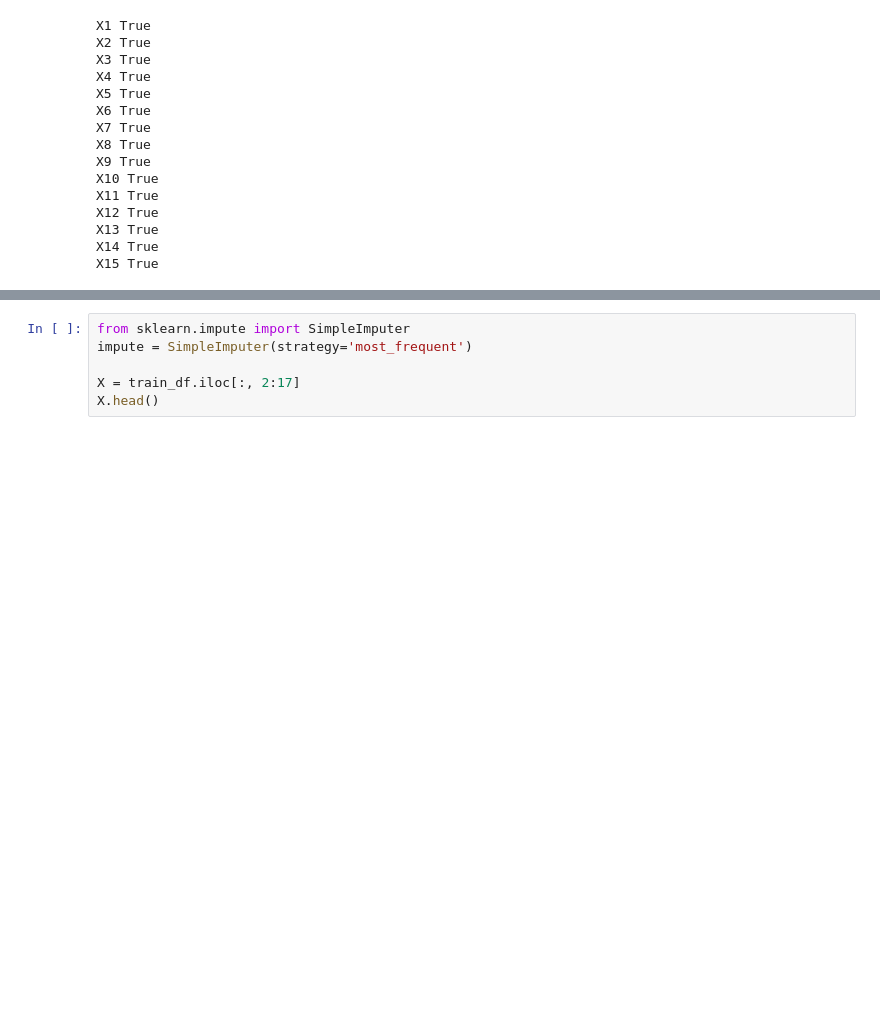
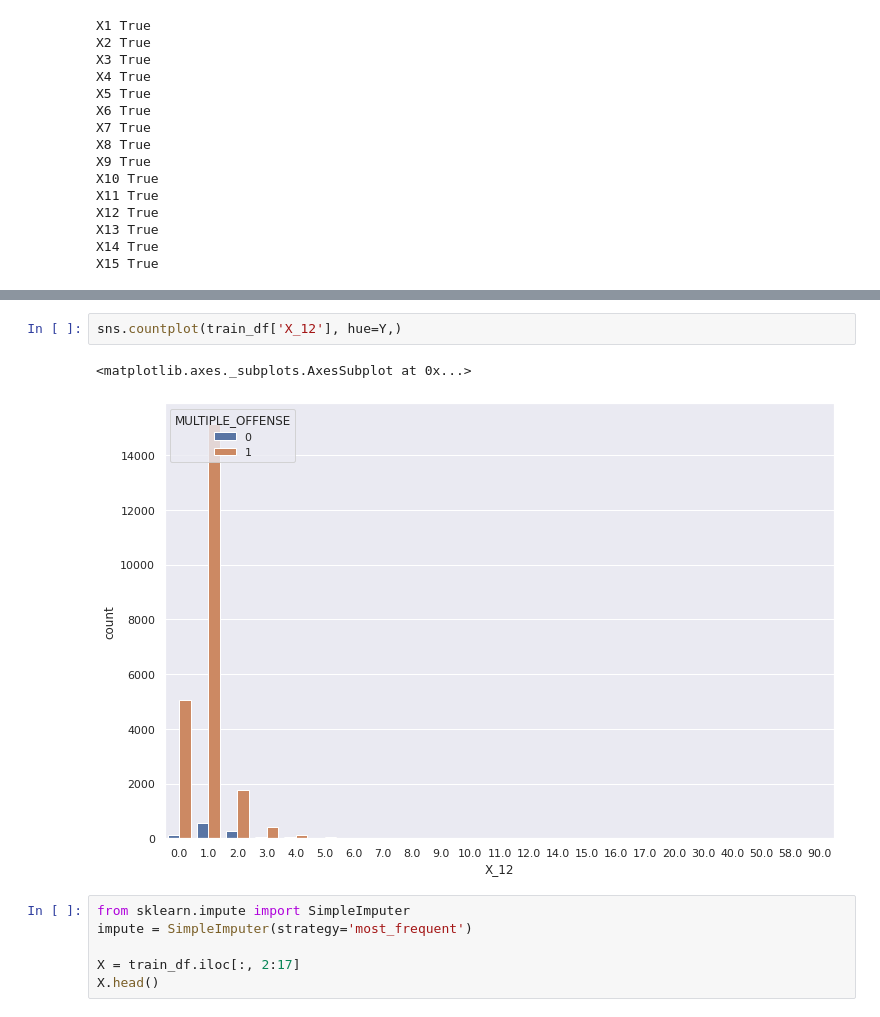
Before and after one commit to shobhitsundriyal/f_challenges, a Jupyter notebook: HE_NDS.ipynb, the cells around one changed output, grey strips where cells are left out. Cells and saved outputs as stored; diff of their text form; blank space fills up the shorter version.

```diff
--- a/HE_NDS.ipynb
+++ b/HE_NDS.ipynb
@@ -74,3 +81,8 @@ X15 True
+# %%
+sns.countplot(train_df['X_12'], hue=Y,)
+# %% [output]
+<matplotlib.axes._subplots.AxesSubplot at 0x...>
+[figure, added]
 # %%
 from sklearn.impute import SimpleImputer
 impute = SimpleImputer(strategy='most_frequent')
```
Also changed, not shown: parts of 3 cells of this notebook.
